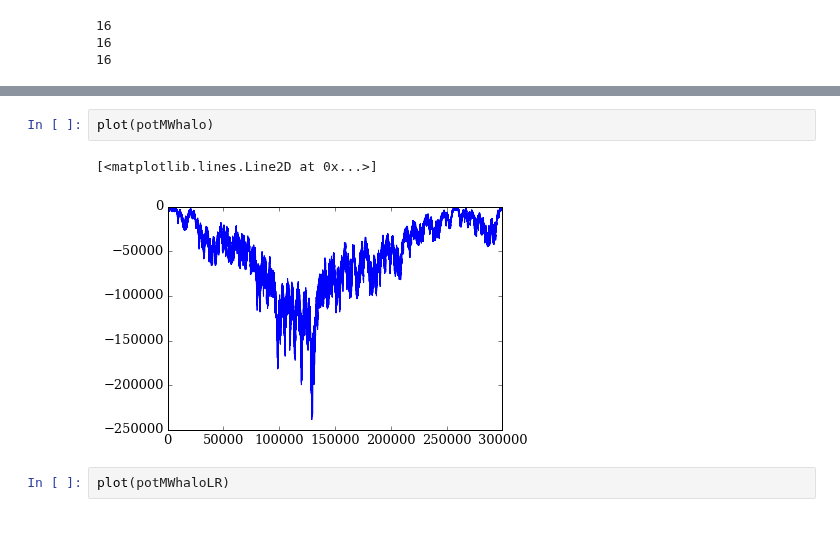
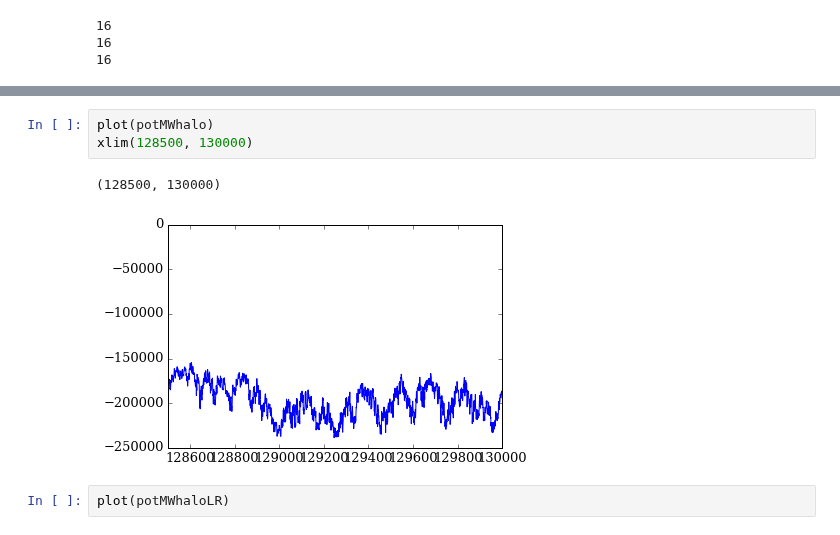
Before and after one commit to jngaravitoc/LMC-MW, a Jupyter notebook: code/CM/CM_method_description.ipynb, the cells around one changed output, grey strips where cells are left out. Cells and saved outputs as stored; diff of their text form.

```diff
--- a/code/CM/CM_method_description.ipynb
+++ b/code/CM/CM_method_description.ipynb
@@ -559,8 +600,9 @@ savefig('CM_comparison.png', bbox_inches='tight')
 # %%
 plot(potMWhalo)
+xlim(128500, 130000)
 # %% [output]
-[<matplotlib.lines.Line2D at 0x...>]
+(128500, 130000)
-[figure, old version]
+[figure, new version]
 # %%
 plot(potMWhaloLR)
 # %% [output]
```
Also changed, not shown: parts of 8 cells of this notebook.
